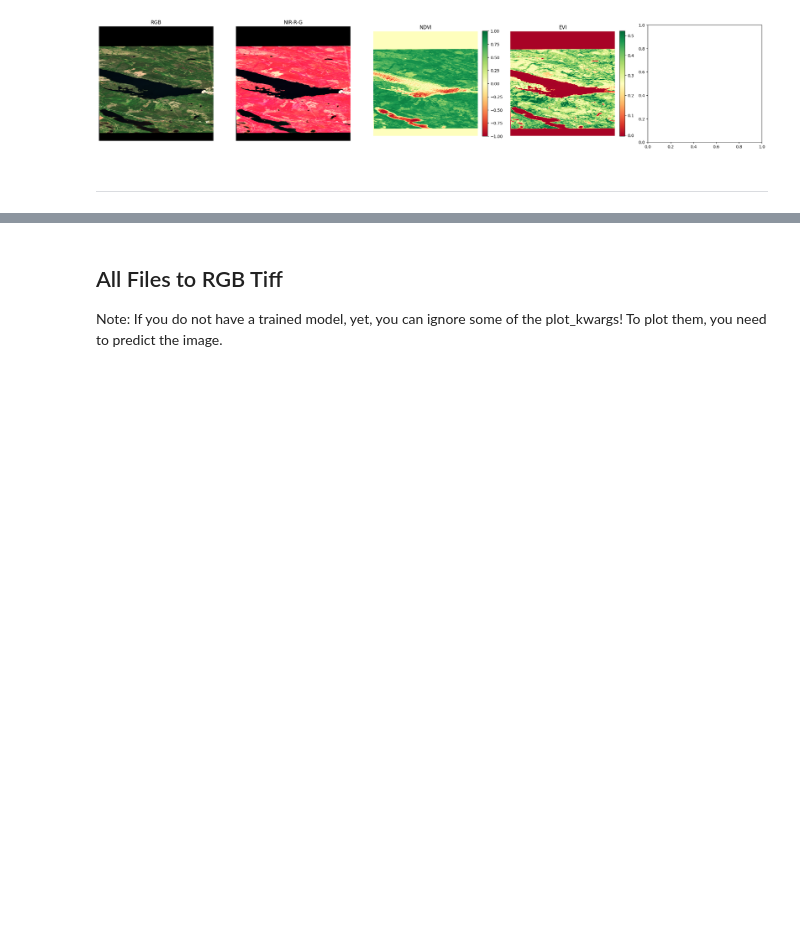
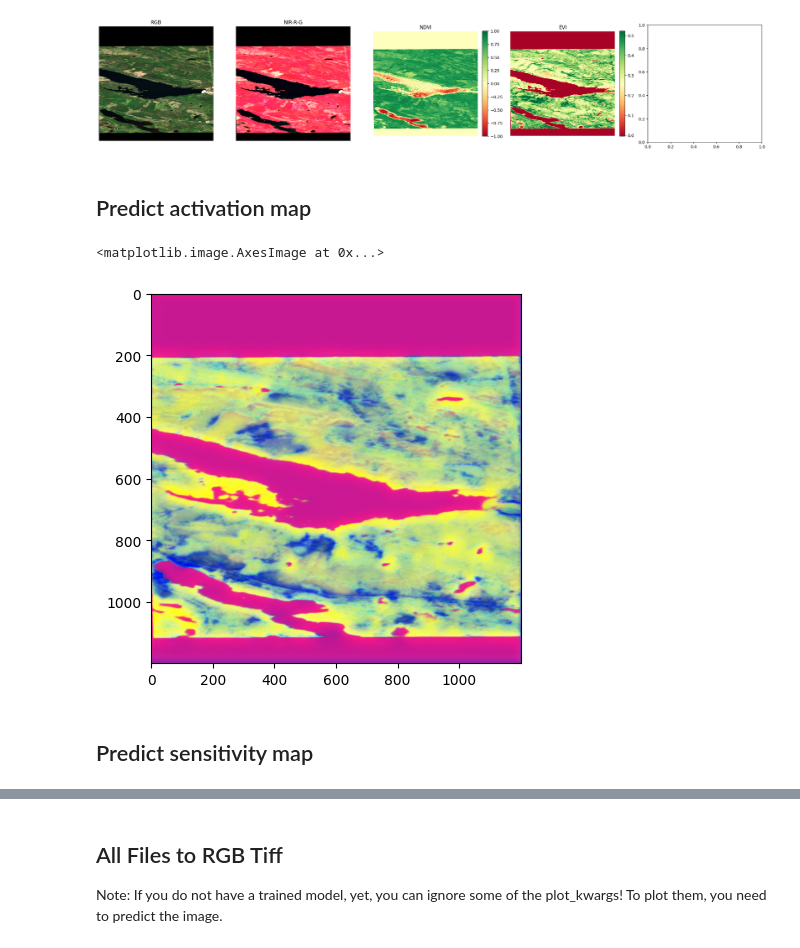
Before and after one commit to 52North/testbed18-wilderness-workflow, a Jupyter notebook: projects/testbed18/41_analyze_samples.ipynb, the cells around one changed output, grey strips where cells are left out. Cells and saved outputs as stored; diff of their text form; code cells hidden in the pictures; blank space fills up the shorter version.

```diff
--- a/projects/testbed18/41_analyze_samples.ipynb
+++ b/projects/testbed18/41_analyze_samples.ipynb
@@ -79,5 +47,3 @@ Array:
 channel_indices = {'B2': 0, 'B3': 1, 'B4': 2, 'B5': 3, 'B6': 4, 'B7': 5, 'B8': 6, 'B8A': 7, 'B11': 8, 'B12': 9}
 # %%
 files = ['/home/martin/Projekte/OGC_Testbed-18/data/anthroprotect/investigative/inv_hydroelectric-letsi_2019-07-01-2019-08-30.tif']
-# %%
-trainer = utils.load_trainer()
@@ -140 +68,4 @@ Original Traceback (most recent call last):
+# %%
+#input = files[0]
+input_data = result
 # %% [markdown]
@@ -149,5 +80,16 @@ s2_plotter_generic.plot(
 # %% [output]
 [figure]
 [figure]
-# %% [markdown]
----
+# %% [markdown]
+## Predict activation map
+# %%
+unet_map = utils.predict_activation_maps(input_data)
+# %%
+from matplotlib import pyplot as plt
+import numpy as np
+plt.imshow((np.array(unet_map)[0].transpose(1,2,0)+1)/2)
+# %% [output]
+<matplotlib.image.AxesImage at 0x...>
+[figure, added]
+# %% [markdown]
+## Predict  sensitivity map
```
Also changed, not shown: parts of 24 cells of this notebook, 1 other file.
